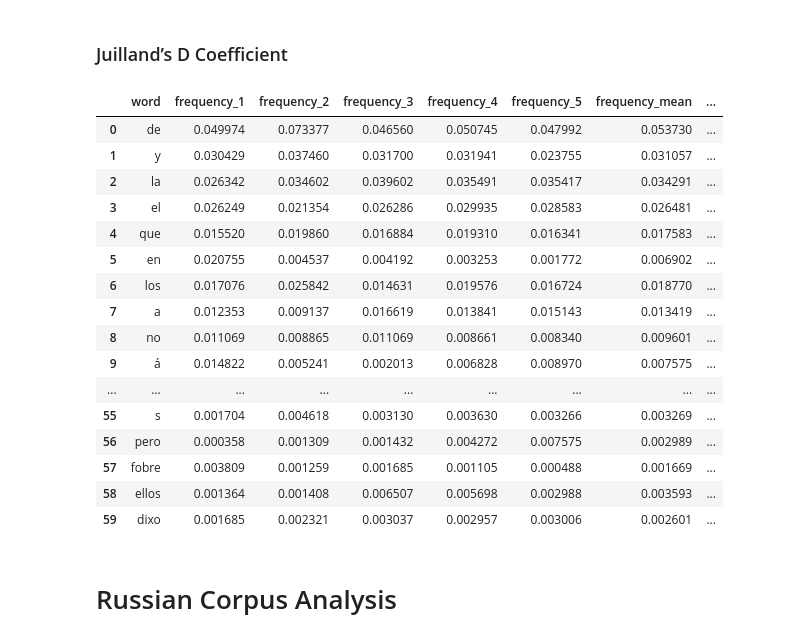
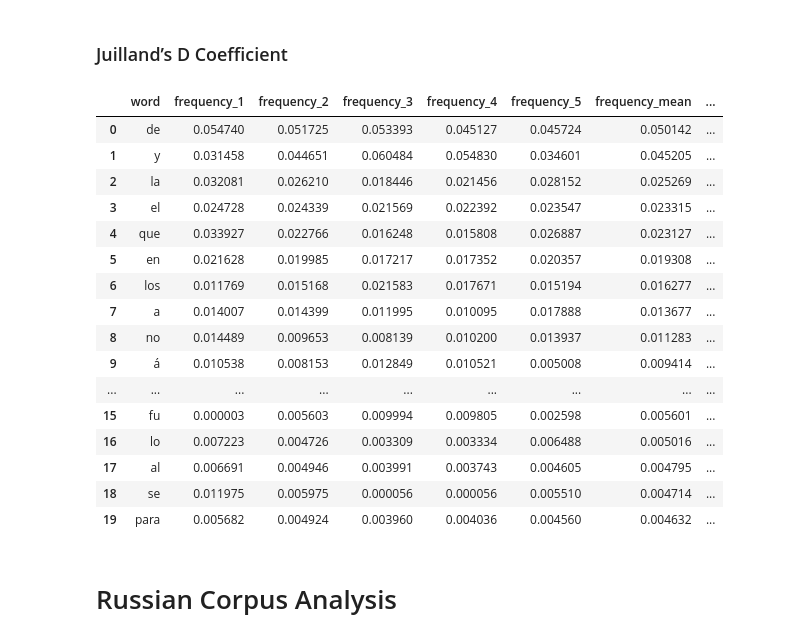
Before and after one commit to tayadj/Data-Science, a Jupyter notebook: Empirical Linguistic Laws Analysis/main.ipynb, the cells around one changed output. Cells and saved outputs as stored; diff of their text form; code cells hidden in the pictures.

```diff
--- a/Empirical Linguistic Laws Analysis/main.ipynb
+++ b/Empirical Linguistic Laws Analysis/main.ipynb
@@ -109,7 +109,7 @@ plt.show()
 ### Juilland’s D Coefficient
 # %%
 chunk_count = 5
-word_count = 60
+word_count = 20
 
 with open('/drive/data/text_en.txt', 'r', encoding='utf-8') as file:
     text = file.read()
@@ -248,48 +248,48 @@ plt.show()
 ### Juilland’s D Coefficient
 # %%
 chunk_count = 5
-word_count = 60
+word_count = 20
 
-with open('/drive/data/text_en.txt', 'r', encoding='utf-8') as file:
+with open('/drive/data/text_es.txt', 'r', encoding='utf-8') as file:
     text = file.read()
 text = text.lower()
-text = re.sub(r'[^a-z\'-]', ' ', text)
+text = re.sub(r'[^a-zñáéíóúü\'-]', ' ', text)
 words = text.split()
 chunk_length = len(words) // chunk_count
 data = {}
 data['word'] = np.array(spanish['Word'][:word_count])
 for i in range (0, chunk_count):
     chunk = words[chunk_length*i:chunk_length*(i+1)]
     chunk_entry = {}
-    for word in english['Word'][:word_count]:
+    for word in spanish['Word'][:word_count]:
         chunk_entry[word]=Counter(chunk)[word]
     data['frequency_'+str(i+1)]=chunk_entry.values()
 dataframe = pd.DataFrame(data)
 for i in range (0, chunk_count):
     dataframe['frequency_'+str(i+1)]/=chunk_length
 
 dataframe['frequency_mean']=dataframe[['frequency_'+str(i+1) for i in range (0, chunk_count)]].mean(axis=1)
 dataframe['frequency_variance']=dataframe[['frequency_'+str(i+1) for i in range (0, chunk_count)]].std(axis=1)
 dataframe['coefficient_D']=100*(1-dataframe['frequency_variance']/(dataframe['frequency_mean']*((chunk_count-1)**0.5)))
 dataframe
 # %% [output]
 |  | word | frequency_1 | frequency_2 | frequency_3 | frequency_4 | frequency_5 | frequency_mean | ... |
-| 0 | de | 0.049974 | 0.073377 | 0.046560 | 0.050745 | 0.047992 | 0.053730 | ... |
-| 1 | y | 0.030429 | 0.037460 | 0.031700 | 0.031941 | 0.023755 | 0.031057 | ... |
-| 2 | la | 0.026342 | 0.034602 | 0.039602 | 0.035491 | 0.035417 | 0.034291 | ... |
-| 3 | el | 0.026249 | 0.021354 | 0.026286 | 0.029935 | 0.028583 | 0.026481 | ... |
-| 4 | que | 0.015520 | 0.019860 | 0.016884 | 0.019310 | 0.016341 | 0.017583 | ... |
-| 5 | en | 0.020755 | 0.004537 | 0.004192 | 0.003253 | 0.001772 | 0.006902 | ... |
-| 6 | los | 0.017076 | 0.025842 | 0.014631 | 0.019576 | 0.016724 | 0.018770 | ... |
-| 7 | a | 0.012353 | 0.009137 | 0.016619 | 0.013841 | 0.015143 | 0.013419 | ... |
-| 8 | no | 0.011069 | 0.008865 | 0.011069 | 0.008661 | 0.008340 | 0.009601 | ... |
-| 9 | á | 0.014822 | 0.005241 | 0.002013 | 0.006828 | 0.008970 | 0.007575 | ... |
+| 0 | de | 0.054740 | 0.051725 | 0.053393 | 0.045127 | 0.045724 | 0.050142 | ... |
+| 1 | y | 0.031458 | 0.044651 | 0.060484 | 0.054830 | 0.034601 | 0.045205 | ... |
+| 2 | la | 0.032081 | 0.026210 | 0.018446 | 0.021456 | 0.028152 | 0.025269 | ... |
+| 3 | el | 0.024728 | 0.024339 | 0.021569 | 0.022392 | 0.023547 | 0.023315 | ... |
+| 4 | que | 0.033927 | 0.022766 | 0.016248 | 0.015808 | 0.026887 | 0.023127 | ... |
+| 5 | en | 0.021628 | 0.019985 | 0.017217 | 0.017352 | 0.020357 | 0.019308 | ... |
+| 6 | los | 0.011769 | 0.015168 | 0.021583 | 0.017671 | 0.015194 | 0.016277 | ... |
+| 7 | a | 0.014007 | 0.014399 | 0.011995 | 0.010095 | 0.017888 | 0.013677 | ... |
+| 8 | no | 0.014489 | 0.009653 | 0.008139 | 0.010200 | 0.013937 | 0.011283 | ... |
+| 9 | á | 0.010538 | 0.008153 | 0.012849 | 0.010521 | 0.005008 | 0.009414 | ... |
 | ... | ... | ... | ... | ... | ... | ... | ... | ... |
-| 55 | s | 0.001704 | 0.004618 | 0.003130 | 0.003630 | 0.003266 | 0.003269 | ... |
-| 56 | pero | 0.000358 | 0.001309 | 0.001432 | 0.004272 | 0.007575 | 0.002989 | ... |
-| 57 | fobre | 0.003809 | 0.001259 | 0.001685 | 0.001105 | 0.000488 | 0.001669 | ... |
-| 58 | ellos | 0.001364 | 0.001408 | 0.006507 | 0.005698 | 0.002988 | 0.003593 | ... |
-| 59 | dixo | 0.001685 | 0.002321 | 0.003037 | 0.002957 | 0.003006 | 0.002601 | ... |
+| 15 | fu | 0.000003 | 0.005603 | 0.009994 | 0.009805 | 0.002598 | 0.005601 | ... |
+| 16 | lo | 0.007223 | 0.004726 | 0.003309 | 0.003334 | 0.006488 | 0.005016 | ... |
+| 17 | al | 0.006691 | 0.004946 | 0.003991 | 0.003743 | 0.004605 | 0.004795 | ... |
+| 18 | se | 0.011975 | 0.005975 | 0.000056 | 0.000056 | 0.005510 | 0.004714 | ... |
+| 19 | para | 0.005682 | 0.004924 | 0.003960 | 0.004036 | 0.004560 | 0.004632 | ... |
 # %% [markdown]
 # Russian Corpus Analysis
 # %% [markdown]
```
Also changed, not shown: parts of 2 cells of this notebook.
